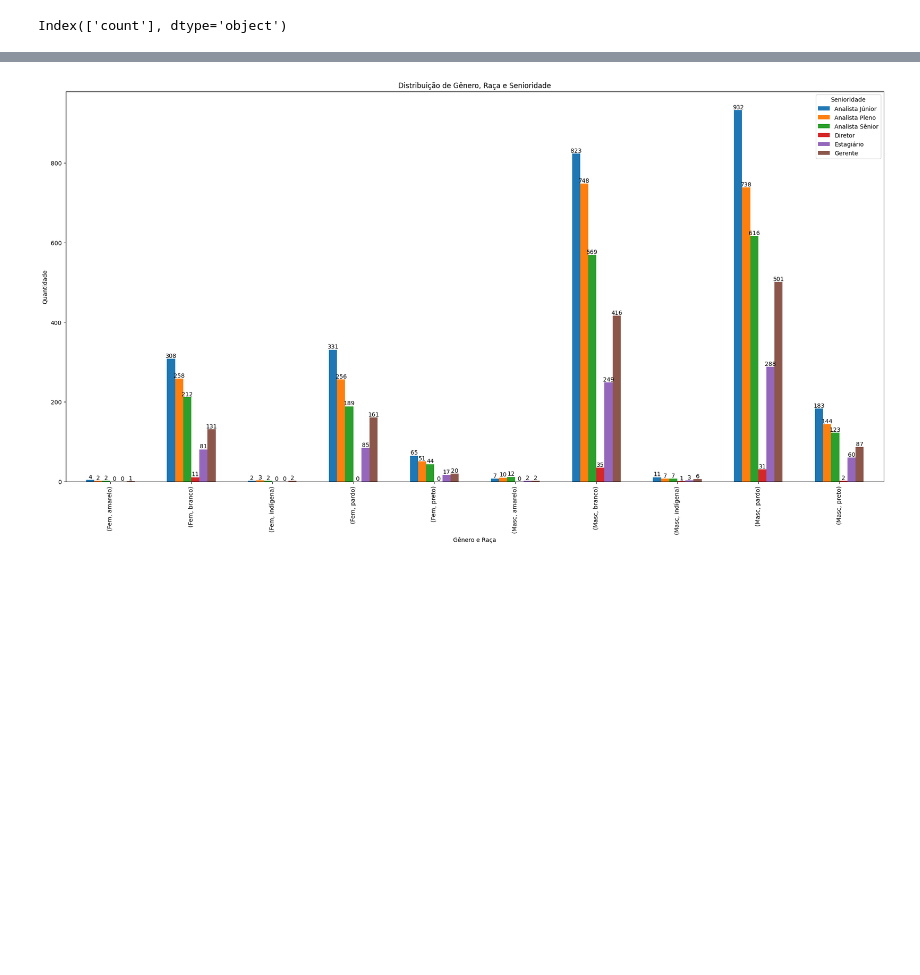
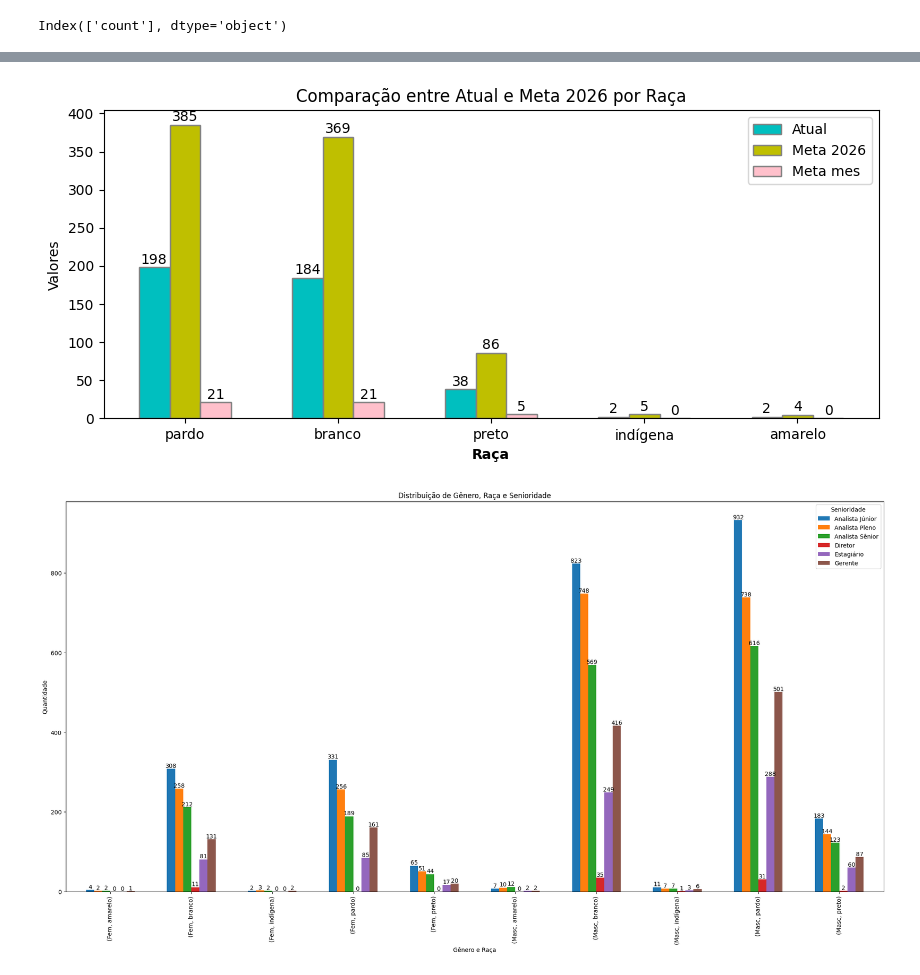
Before and after one commit to antoniosscd/Desafio_Hackathon_Ada, a Jupyter notebook: adahack-etl (1).ipynb, the cells around one changed output, grey strips where cells are left out. Drawn from its saved outputs; the diff is of its cells as text; code cells hidden in the pictures; blank space fills up the shorter version.

```diff
--- a/adahack-etl (1).ipynb
+++ b/adahack-etl (1).ipynb
@@ -987,3 +977,34 @@ Em relação às raças enxergamos distribuição mais homogênea, porem precisa
+# %%
+plt.figure(figsize=(10, 4))
+barWidth = 0.20
+
+# Posição das barras
+r1 = range(len(raca_meta))
+
+# Criar as barras
+plt.bar(r1, raca_meta['Atual'], color='c', width=barWidth, edgecolor='grey', label='Atual')
+plt.bar([r + barWidth for r in r1], raca_meta['Meta 2026'], color='y', width=barWidth, edgecolor='grey', label='Meta 2026')
+plt.bar([r + 2*barWidth for r in r1], raca_meta['Meta mes'], color='pink', width=barWidth, edgecolor='grey', label='Meta mes')
+
+# Adicionar rótulos às barras
+for i, value in enumerate(raca_meta['Atual']):
+    plt.text(i, value + 5, str(value), color='black', ha='center')
+for i, value in enumerate(raca_meta['Meta 2026']):
+    plt.text(i + barWidth, value + 5, str(value), color='black', ha='center')
+for i, value in enumerate(raca_meta['Meta mes']):
+    plt.text(i + 2*barWidth, value + 5, str(value), color='black', ha='center')
+
+# Adicionar legendas
+plt.xlabel('Raça', fontweight='bold')
+plt.xticks([r + barWidth for r in range(len(raca_meta))], raca_meta['Raca'])
+plt.ylabel('Valores')
+plt.title('Comparação entre Atual e Meta 2026 por Raça')
+plt.legend()
+
+plt.show()
+plt.show()
+# %% [output]
+[figure, added]
 # %%
 crosstab = pd.crosstab([base_dados['Genero'], base_dados['Raça']], base_dados['Senioridade'])
 
```
Also changed, not shown: parts of 16 cells of this notebook.
